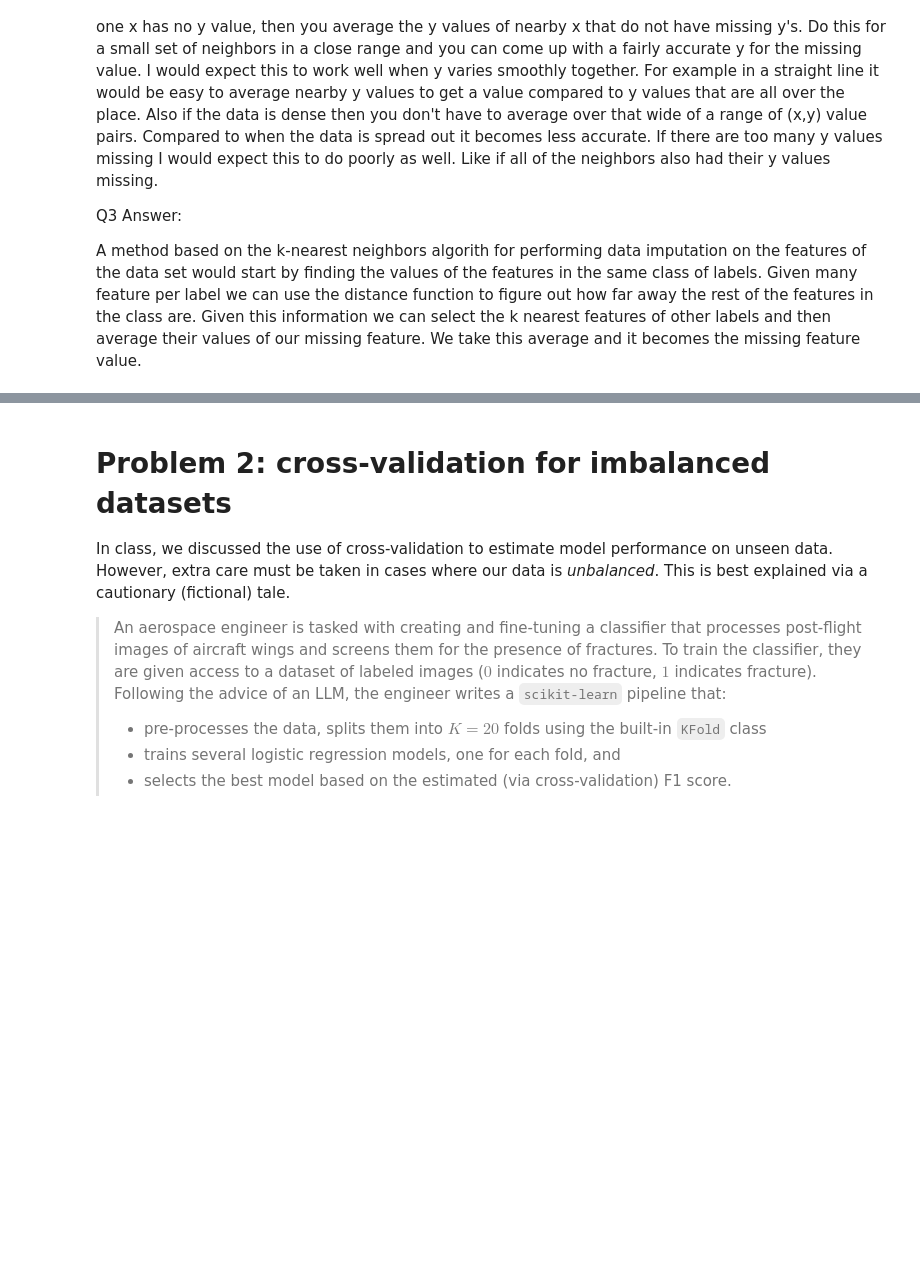
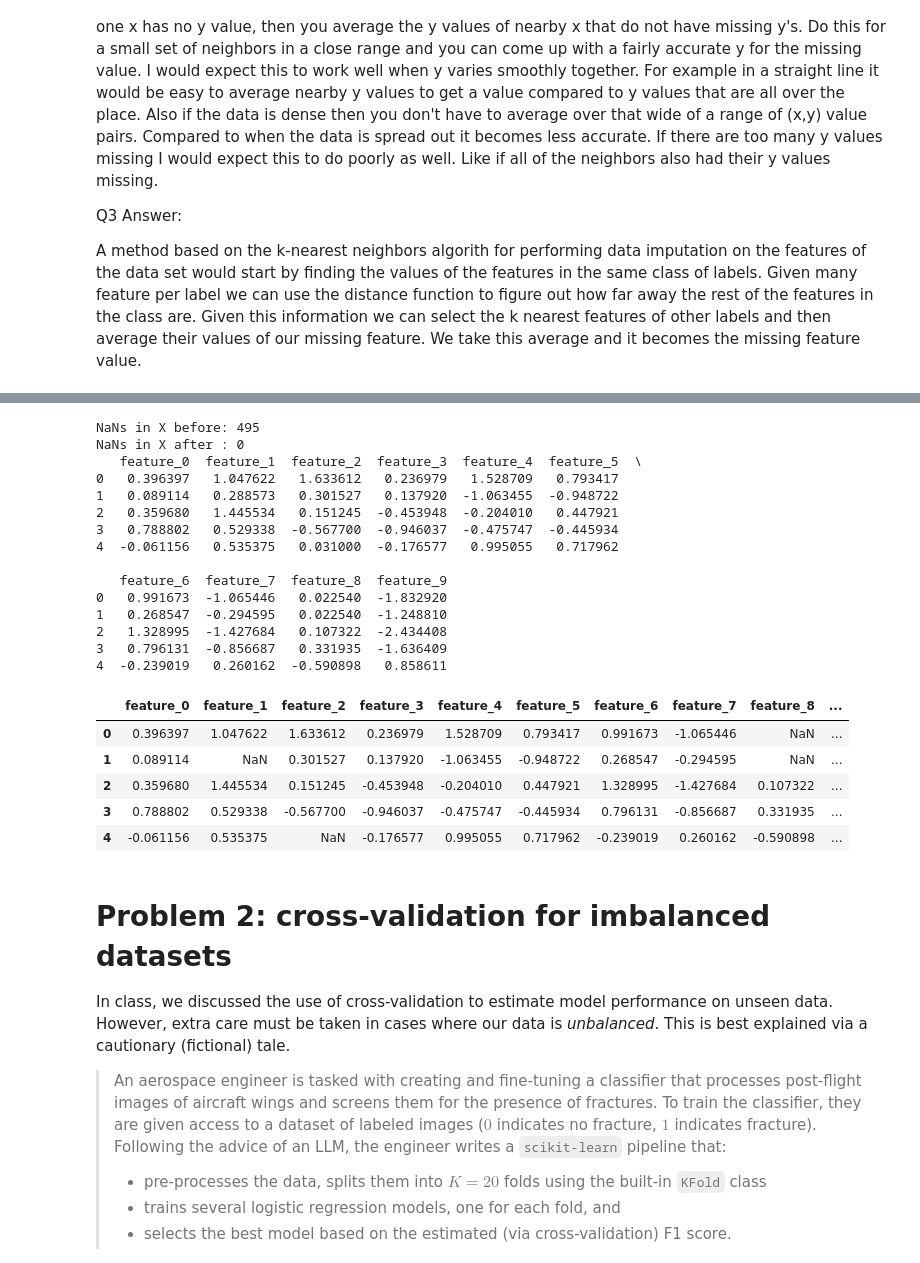
Before and after one commit to connor735/344_test, a Jupyter notebook: hw1.ipynb, the cells around one changed output, grey strips where cells are left out. Drawn from its saved outputs; the diff is of its cells as text; code cells hidden in the pictures; blank space fills up the shorter version.

```diff
--- a/hw1.ipynb
+++ b/hw1.ipynb
@@ -272,3 +254,45 @@ TypeError: KnnFeatureImputer.transform() missing 1 required positional argument:
+# %%
+# Example: classification dataset with 500 samples 10 features, and 10% of responses missing
+dataset = classification_dataset_with_missing_features(500, 10, p_missing=0.1)
+X = dataset.drop(columns=["label"]).values
+y = dataset["label"].values
+
+print("NaNs in X before:", int(np.isnan(X).sum()))
+
+imp = KnnFeatureImputer(k=5).fit(X, y)
+X_imp = imp.transform(X, y)
+
+# Optional final safety fill (should be zero already)
+if np.isnan(X_imp).any():
+    col_mean = np.nanmean(X_imp, axis=0)
+    rows, cols = np.where(np.isnan(X_imp))
+    X_imp[rows, cols] = col_mean[cols]
+
+print("NaNs in X after :", int(np.isnan(X_imp).sum()))
+print(pd.DataFrame(X_imp, columns=[f"feature_{i}" for i in range(X_imp.shape[1])]).head())
+dataset.head()
+# %% [output]
+NaNs in X before: 495
+NaNs in X after : 0
+   feature_0  feature_1  feature_2  feature_3  feature_4  feature_5  \
+0   0.396397   1.047622   1.633612   0.236979   1.528709   0.793417
+1   0.089114   0.288573   0.301527   0.137920  -1.063455  -0.948722
+2   0.359680   1.445534   0.151245  -0.453948  -0.204010   0.447921
+3   0.788802   0.529338  -0.567700  -0.946037  -0.475747  -0.445934
+4  -0.061156   0.535375   0.031000  -0.176577   0.995055   0.717962
+
+   feature_6  feature_7  feature_8  feature_9
+0   0.991673  -1.065446   0.022540  -1.832920
+1   0.268547  -0.294595   0.022540  -1.248810
+2   1.328995  -1.427684   0.107322  -2.434408
+3   0.796131  -0.856687   0.331935  -1.636409
+4  -0.239019   0.260162  -0.590898   0.858611
+|  | feature_0 | feature_1 | feature_2 | feature_3 | feature_4 | feature_5 | feature_6 | feature_7 | feature_8 | ... |
+| 0 | 0.396397 | 1.047622 | 1.633612 | 0.236979 | 1.528709 | 0.793417 | 0.991673 | -1.065446 | NaN | ... |
+| 1 | 0.089114 | NaN | 0.301527 | 0.137920 | -1.063455 | -0.948722 | 0.268547 | -0.294595 | NaN | ... |
+| 2 | 0.359680 | 1.445534 | 0.151245 | -0.453948 | -0.204010 | 0.447921 | 1.328995 | -1.427684 | 0.107322 | ... |
+| 3 | 0.788802 | 0.529338 | -0.567700 | -0.946037 | -0.475747 | -0.445934 | 0.796131 | -0.856687 | 0.331935 | ... |
+| 4 | -0.061156 | 0.535375 | NaN | -0.176577 | 0.995055 | 0.717962 | -0.239019 | 0.260162 | -0.590898 | ... |
 # %% [markdown]
 # Problem 2: cross-validation for imbalanced datasets
 
```
Also changed, not shown: parts of 11 cells of this notebook.
